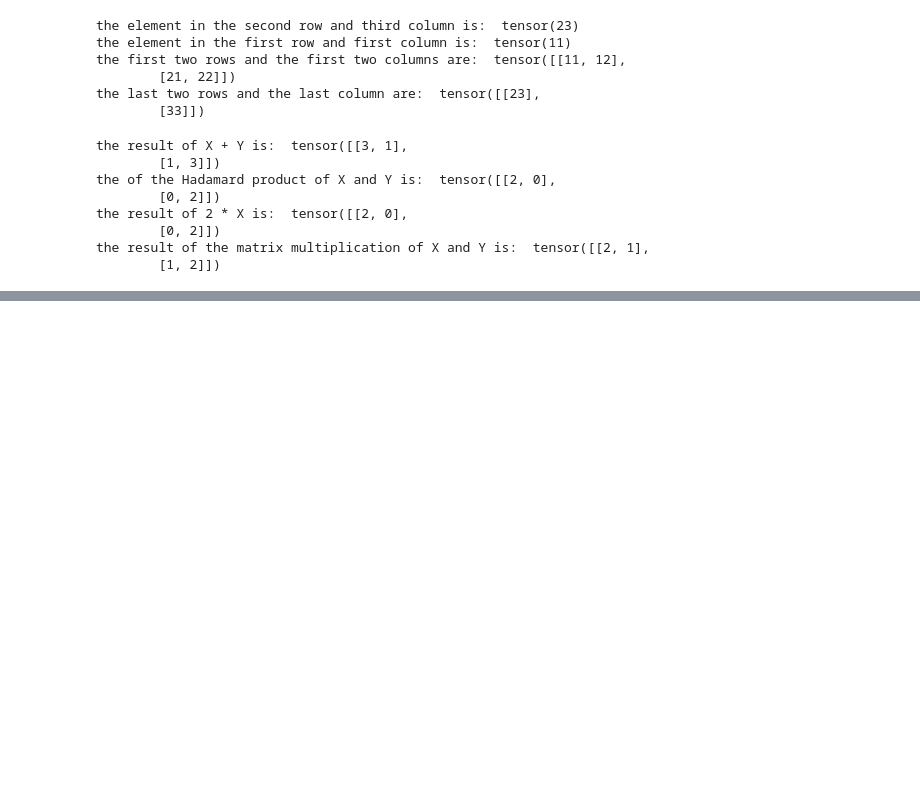
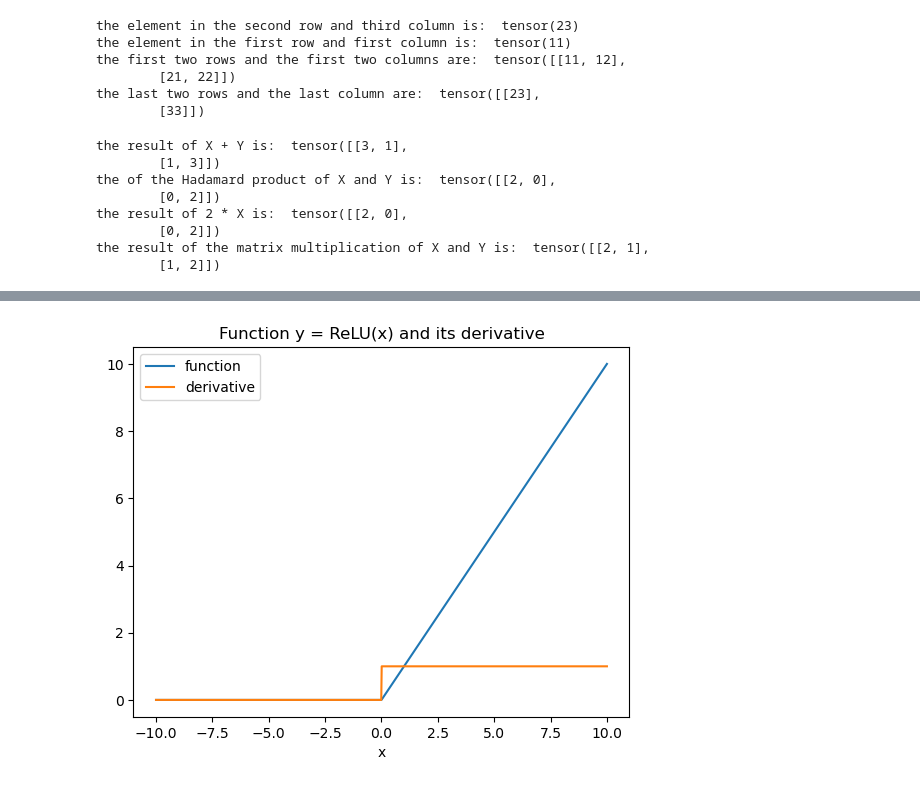
Before and after one commit to farah-bs/deep_learning_pytorch, a Jupyter notebook: deep_learning_pytorch.ipynb, the cells around one changed output, grey strips where cells are left out. Drawn from its saved outputs; the diff is of its cells as text; code cells hidden in the pictures; blank space fills up the shorter version.

```diff
--- a/deep_learning_pytorch.ipynb
+++ b/deep_learning_pytorch.ipynb
@@ -392,0 +468,15 @@ the result of the matrix multiplication of X and Y is:  tensor([[2, 1],
+# %%
+# Calculating the derivative of ReLU with respect to multiple values
+
+x = torch.linspace(-10, 10, 1000, requires_grad = True)
+Y = torch.relu(x)
+y = Y.sum()
+y.backward()
+plt.plot(x.detach().numpy(), Y.detach().numpy(), label = 'function')
+plt.plot(x.detach().numpy(), x.grad.detach().numpy(), label = 'derivative')
+plt.xlabel('x')
+plt.legend()
+plt.title('Function y = ReLU(x) and its derivative')
+plt.show()
+# %% [output]
+[figure, added]
```
Also changed, not shown: parts of 9 cells of this notebook, 2 other files.
